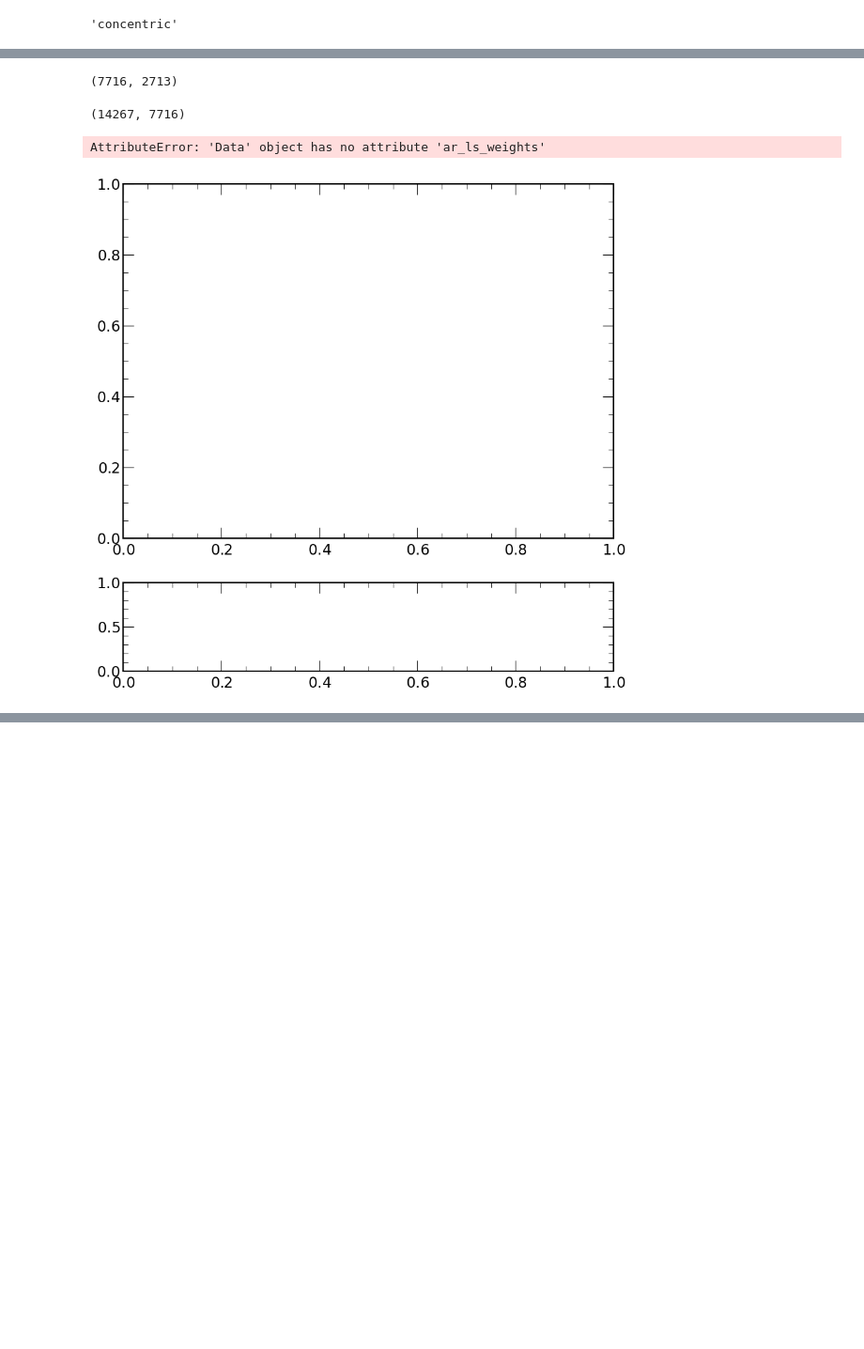
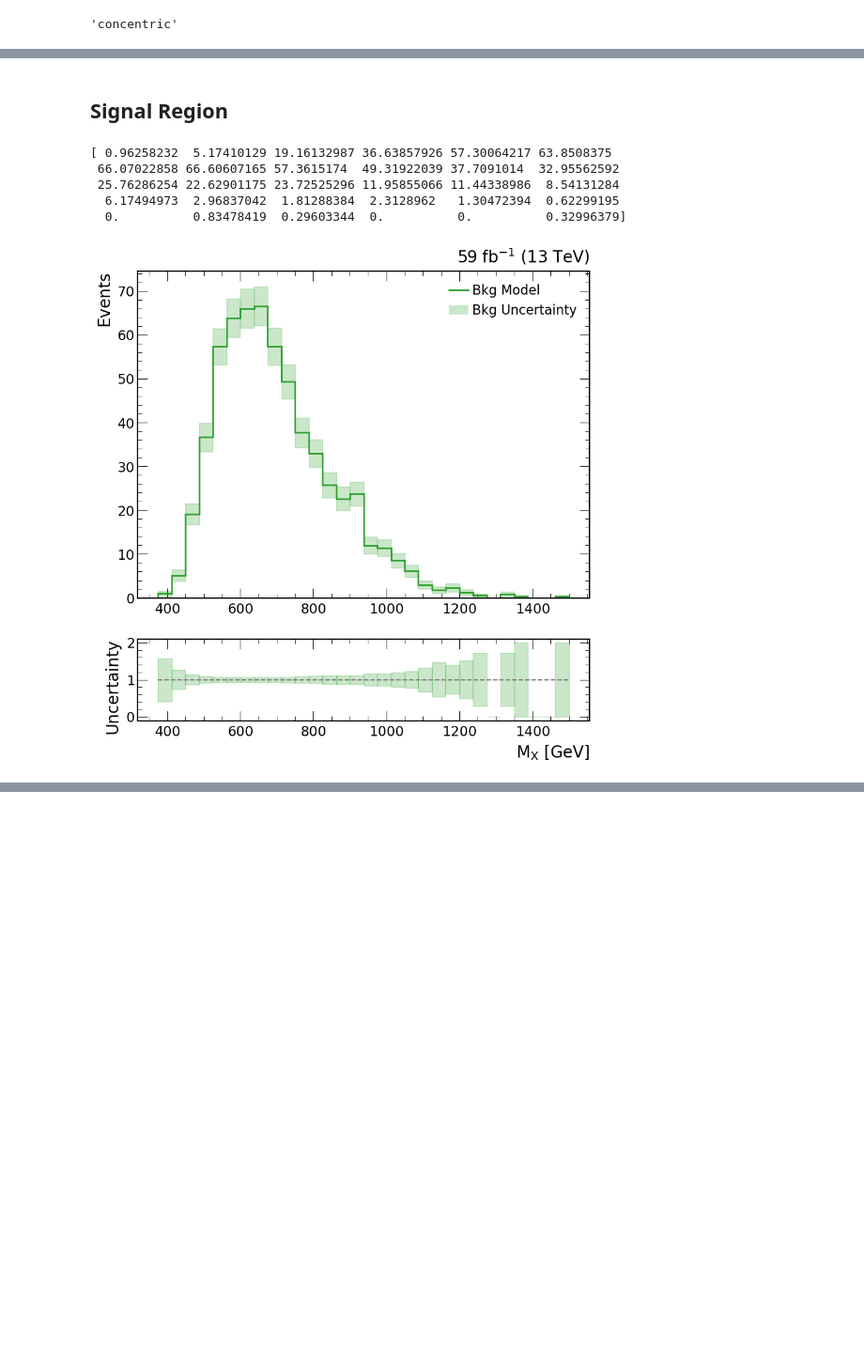
Before and after one commit to srosenzweig09/analysis, a Jupyter notebook: jupyter/feynnet/feynnet_limits.ipynb, the cells around one changed output, grey strips where cells are left out. Shown at 94% size. Drawn from its saved outputs; the diff is of its cells as text; code cells hidden in the pictures; blank space fills up the shorter version.

```diff
--- a/jupyter/feynnet/feynnet_limits.ipynb
+++ b/jupyter/feynnet/feynnet_limits.ipynb
@@ -46,17 +44,16 @@ REGION: concentric
 .. training in analysis region
-# %%
-data.acr_mask.sum(), data.asr_mask.sum()
-# %% [output]
-(7716, 2713)
-# %%
-data.vcr_mask.sum(), data.vsr_mask.sum()
-# %% [output]
-(14267, 7716)
+# %% [markdown]
+## Signal Region
 # %%
-fig, ax, n_4b_model = data.sr_hist(savein=f"{model_savein}/data_asr_model.root")
+# fig, ax, n_4b_model = data.sr_hist(savein=f"{model_savein}/data_asr_model.root")
+fig, ax, n_4b_model = data.sr_hist()
 print(n_4b_model)
-ax[0].set_title('GNN, w/out MX reweighting')
+ax[0].set_title(r'59 fb$^{-1}$ (13 TeV)')
 fig.savefig(f'{model_savein}/sr_model.pdf')
 # %% [output]
-AttributeError: 'Data' object has no attribute 'ar_ls_weights'
+[ 0.96258232  5.17410129 19.16132987 36.63857926 57.30064217 63.8508375
+ 66.07022858 66.60607165 57.3615174  49.31922039 37.7091014  32.95562592
+ 25.76286254 22.62901175 23.72525296 11.95855066 11.44338986  8.54131284
+  6.17494973  2.96837042  1.81288384  2.3128962   1.30472394  0.62299195
+  0.          0.83478419  0.29603344  0.          0.          0.32996379]
-[figure, old version]
+[figure, new version]
```
Also changed, not shown: parts of 30 cells of this notebook, 11 other files.
